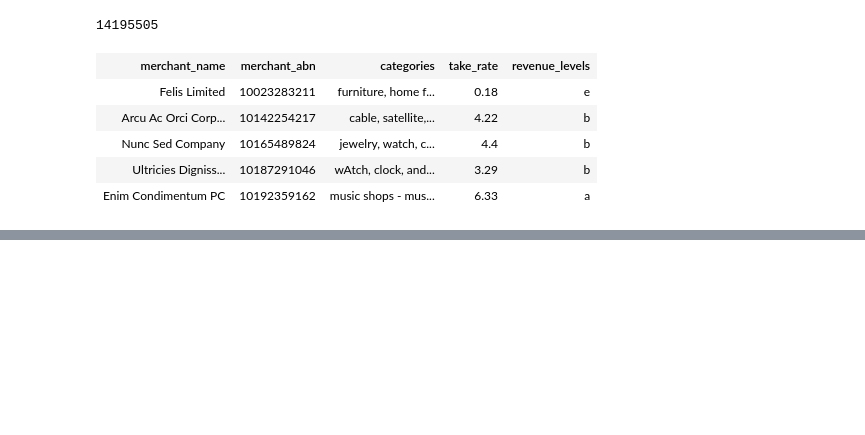
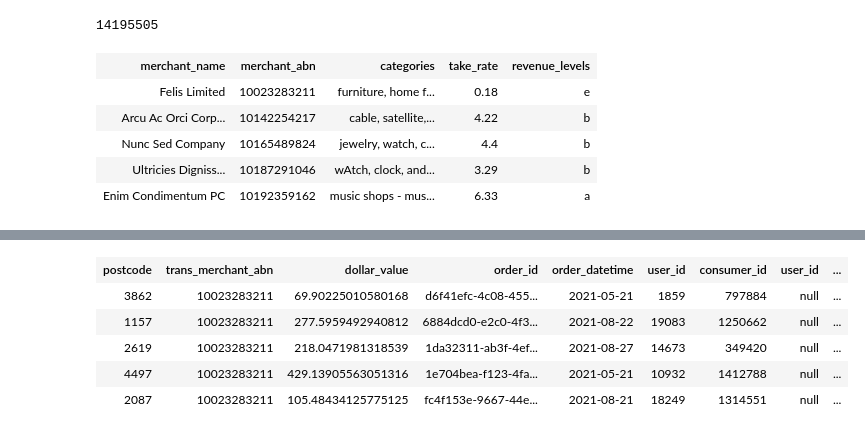
Before and after one commit to MAST30034-Applied-Data-Science/generic-buy-now-pay-later-project-group-10-bnpl, a Jupyter notebook: notebooks/Part4.ipynb, the cells around one changed output, grey strips where cells are left out. Cells and saved outputs as stored; diff of their text form; code cells hidden in the pictures; blank space fills up the shorter version.

```diff
--- a/notebooks/Part4.ipynb
+++ b/notebooks/Part4.ipynb
@@ -78,0 +135,11 @@ tbl_merchants.limit(5)
+# %%
+model_data = joined_data.drop("merchant_name_1").drop("merchant_abn_1").drop("categories_1").drop("take_rate_1").drop("revenue_levels_1").drop("name").drop("address").drop("state").drop("gender")
+# %%
+model_data.limit(5)
+# %% [output]
+| postcode | trans_merchant_abn | dollar_value | order_id | order_datetime | user_id | consumer_id | user_id | ... |
+| 3862 | 10023283211 | 69.90225010580168 | d6f41efc-4c08-455... | 2021-05-21 | 1859 | 797884 | null | ... |
+| 1157 | 10023283211 | 277.5959492940812 | 6884dcd0-e2c0-4f3... | 2021-08-22 | 19083 | 1250662 | null | ... |
+| 2619 | 10023283211 | 218.0471981318539 | 1da32311-ab3f-4ef... | 2021-08-27 | 14673 | 349420 | null | ... |
+| 4497 | 10023283211 | 429.13905563051316 | 1e704bea-f123-4fa... | 2021-05-21 | 10932 | 1412788 | null | ... |
+| 2087 | 10023283211 | 105.48434125775125 | fc4f153e-9667-44e... | 2021-08-21 | 18249 | 1314551 | null | ... |
```
Also changed, not shown: parts of 9 cells of this notebook, 13 other files.
